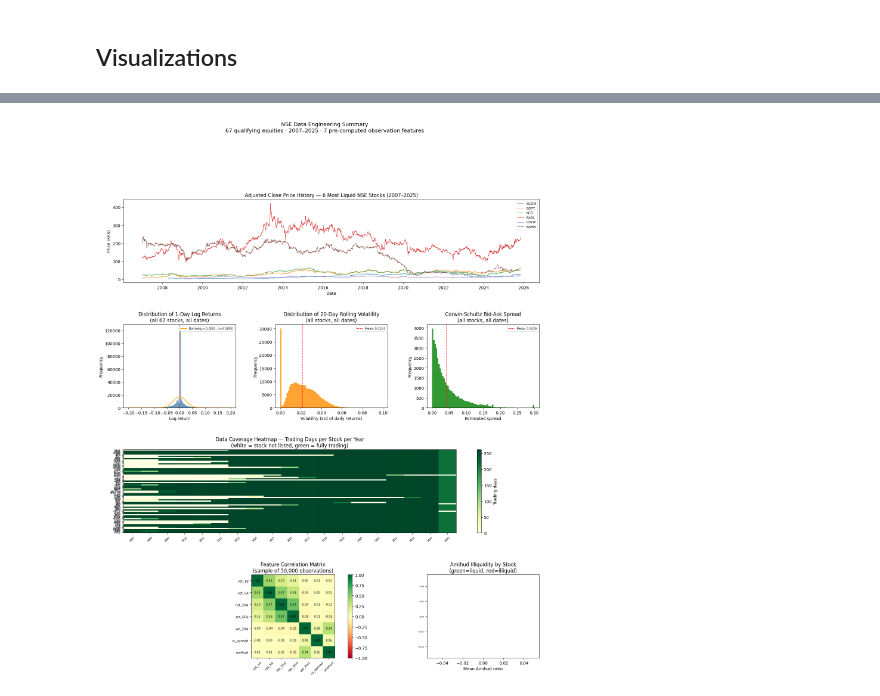
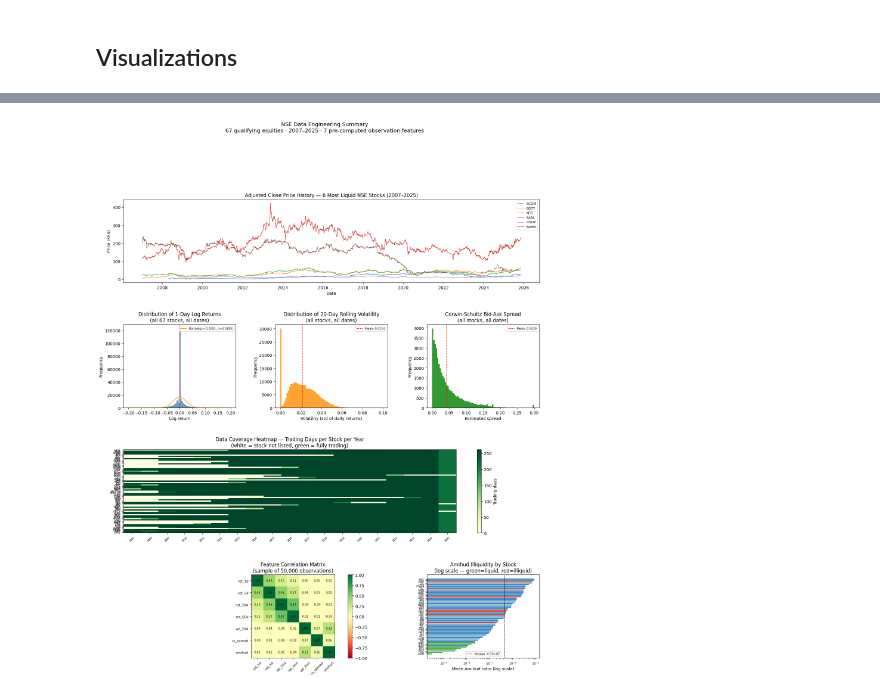
Before and after one commit to lemwaizz/nse_portfolio_rl, a Jupyter notebook: data/01_load_database.ipynb, the cells around one changed output, grey strips where cells are left out. Drawn from its saved outputs; the diff is of its cells as text; code cells hidden in the pictures.

Commit message:
few changes, fixing amihud plot

```diff
--- a/data/01_load_database.ipynb
+++ b/data/01_load_database.ipynb
@@ -400,3 +404,22 @@ Feature rows: 270,465
 Tickers loaded: 67 / 67
 
 Database ready. Open training/02_train.ipynb next.
+# %%
+with engine.connect() as conn:
+    liq_df = pd.read_sql(sa_text("""
+        SELECT
+            ticker,
+            AVG(amihud) as mean_am
+        FROM nse_features
+        WHERE amihud IS NOT NULL
+          AND amihud > 0
+          AND amihud != 'NaN'::float
+          AND amihud < 'infinity'::float
+        GROUP BY ticker
+        ORDER BY mean_am
+    """), conn)
+
+print(f"Rows returned: {len(liq_df)}")
+print(f"Any NaN in mean_am: {liq_df['mean_am'].isna().sum()}")
+print(f"Range: {liq_df['mean_am'].min():.3e} to {liq_df['mean_am'].max():.3e}")
+print(liq_df)
@@ -521,22 +590,64 @@ plt.colorbar(im2, ax=ax6)
 
 # 7. Amihud illiquidity by sector
 ax7 = fig.add_subplot(gs[3, 2])
+
 liquid   = ["SCOM","EQTY","KCB","EABL","COOP","ABSA","SCBK","NCBA"]
 illiquid = ["KUKZ","LIMT","EGAD","KAPC","ORCH","WTK","OCH","CABL"]
+
 with engine.connect() as conn:
-    liq_df = pd.read_sql(text(
-        "SELECT ticker, AVG(amihud) mean_am FROM nse_features "
-        "WHERE amihud IS NOT NULL AND amihud > 0 "
-        "GROUP BY ticker ORDER BY mean_am"
-    ), conn)
-liq_df = liq_df[liq_df["mean_am"] < liq_df["mean_am"].quantile(0.90)]
-colors_bar = ["#2ca02c" if t in liquid else
-              "#d62728" if t in illiquid else "#1f77b4"
-              for t in liq_df["ticker"]]
-ax7.barh(liq_df["ticker"], liq_df["mean_am"], color=colors_bar, alpha=0.85)
-ax7.set_title("Amihud Illiquidity by Stock\n(green=liquid, red=illiquid)")
-ax7.set_xlabel("Mean Amihud ratio")
-ax7.tick_params(axis="y", labelsize=5)
+    liq_df = pd.read_sql(sa_text("""
+        SELECT
+            ticker,
+            AVG(amihud) as mean_am
+        FROM nse_features
+        WHERE amihud IS NOT NULL
+          AND amihud > 0
+          AND amihud != 'NaN'::float
+          AND amihud < 'infinity'::float
+        GROUP BY ticker
+        ORDER BY mean_am
+    """), conn)
+
+if liq_df.empty or liq_df["mean_am"].isna().all():
+    ax7.text(0.5, 0.5, "No valid Amihud data",
+             ha="center", va="center", transform=ax7.transAxes)
+    ax7.set_title("Amihud Illiquidity by Stock\n(no data)")
+else:
+    # Remove top 10% to keep chart readable
+    cutoff   = liq_df["mean_am"].quantile(0.90)
+    liq_plot = liq_df[liq_df["mean_am"] < cutoff].copy()
+
+    if liq_plot.empty:
+        liq_plot = liq_df.copy()
+
+    liq_plot = liq_plot.sort_values("mean_am", ascending=True).reset_index(drop=True)
+
+    colors_bar = [
+        "#2ca02c" if t in liquid   else
+        "#d62728" if t in illiquid else
+        "#1f77b4"
+        for t in liq_plot["ticker"]
+    ]
+
+    ax7.barh(range(len(liq_plot)), liq_plot["mean_am"],
+             color=colors_bar, alpha=0.85)
+    ax7.set_yticks(range(len(liq_plot)))
+    ax7.set_yticklabels(liq_plot["ticker"], fontsize=5)
+    ax7.set_xscale("log")
+
+    median_val = liq_plot["mean_am"].median()
+    ax7.axvline(median_val, color="black", lw=1, ls="--",
+                label=f"Median: {median_val:.2e}")
+
+    ax7.set_title("Amihud Illiquidity by Stock\n"
+                  "(log scale — green=liquid, red=illiquid)")
+    ax7.set_xlabel("Mean Amihud ratio (log scale)")
+    ax7.tick_params(axis="y", labelsize=5)
+    ax7.tick_params(axis="x", labelsize=7)
+    ax7.legend(fontsize=7)
+
+    print(f"Plotted {len(liq_plot)} tickers")
+    print(f"Median Amihud: {median_val:.3e}")
 
 plt.suptitle(
     "NSE Data Engineering Summary\n"
@@ -551 +663 @@ FileNotFoundError: [Errno 2] No such file or directory: 'plots/data_engineering_
-[figure, old version]
+[figure, new version]
```
Also changed, not shown: parts of 9 cells of this notebook, 1 other file.
